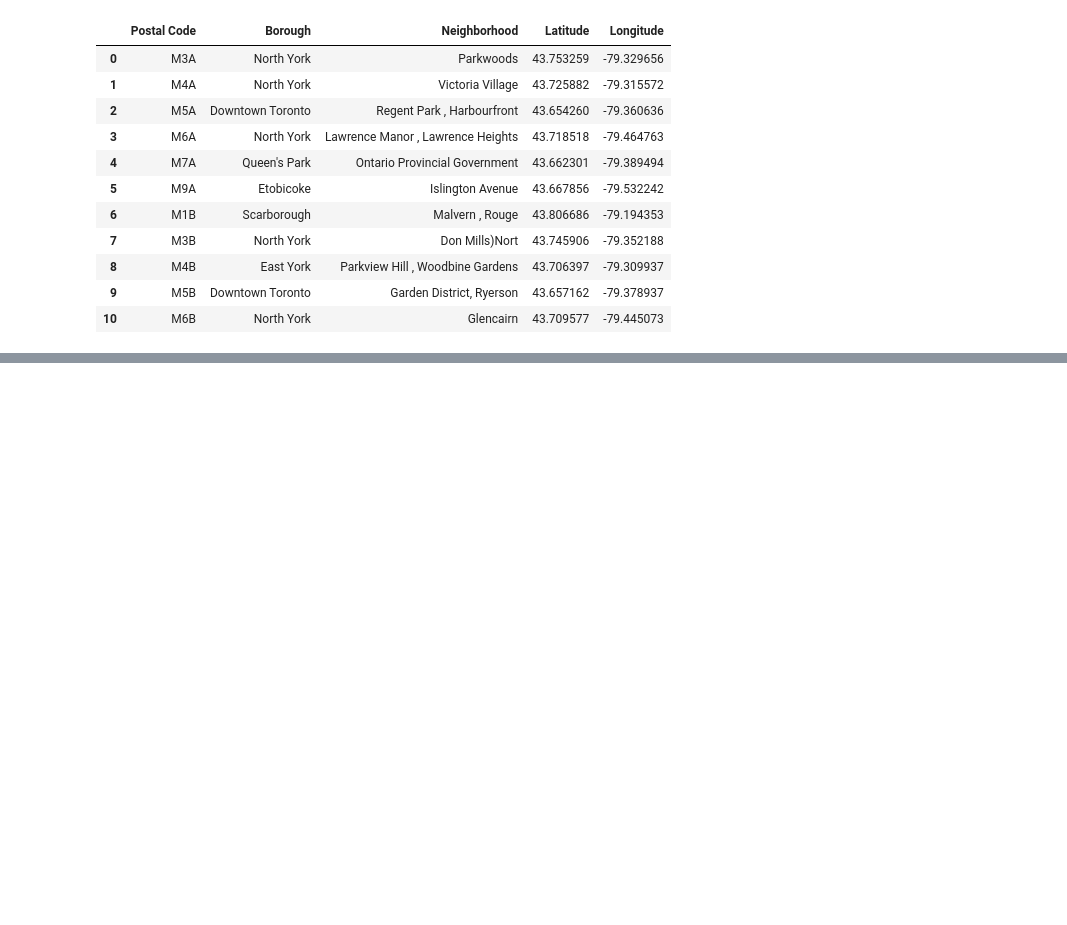
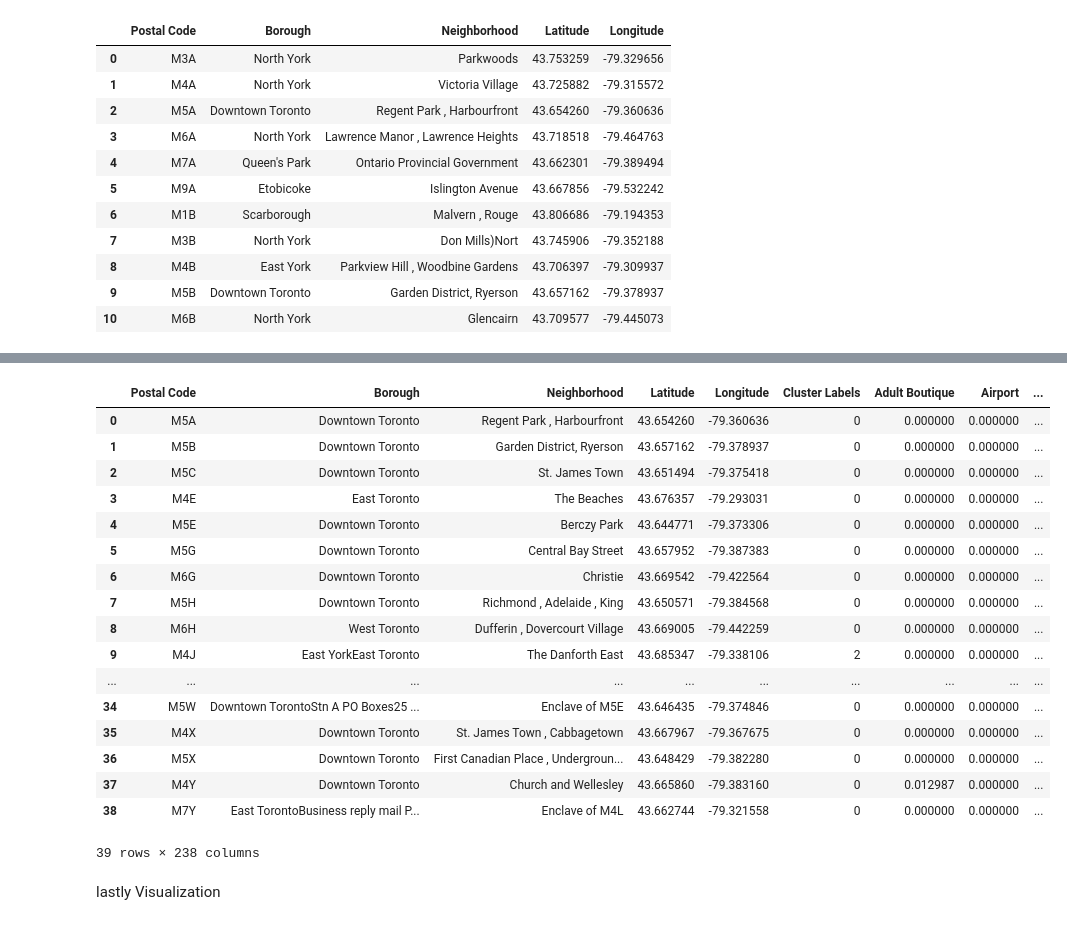
Before and after one commit to samonekutu/my-first-project, a Jupyter notebook: CANADIAN NEIGHBORHOOD PROJECT.ipynb, the cells around one changed output, grey strips where cells are left out. Drawn from its saved outputs; the diff is of its cells as text; code cells hidden in the pictures; blank space fills up the shorter version.

Commit message:
visualized neigborhood cluster grouping

```diff
--- a/CANADIAN NEIGHBORHOOD PROJECT.ipynb
+++ b/CANADIAN NEIGHBORHOOD PROJECT.ipynb
@@ -113,0 +242,12 @@ df_hood_cord.head(11)
+# %%
+# one hot encoding
+toronto_onehot = pd.get_dummies(toronto_venues[['Venue Category']], prefix="", prefix_sep="")
+
+# add neighborhood column back to dataframe
+toronto_onehot['Neighborhood'] = toronto_venues['Neighborhood']
+
+# move neighborhood column to the first column
+fixed_columns = ([toronto_onehot.columns[160]] + list(toronto_onehot.columns[:159]) + list(toronto_onehot.columns[161:]))
+toronto_onehot = toronto_onehot[fixed_columns]
+#print(toronto_onehot.columns)
+#len(fixed_columns)
@@ -113,0 +262,3 @@ df_hood_cord.head(11)
+# %%
+toronto_hood_ratio= toronto_onehot.groupby("Neighborhood").mean().reset_index()
+toronto_hood_ratio.iloc[0,1:].sum()# TOTAL SUM OF RATIO~1
@@ -113,0 +290,11 @@ df_hood_cord.head(11)
+# %%
+# set number of clusters
+kclusters = 5
+
+toronto_hood_clustering = toronto_hood_ratio.drop('Neighborhood', 1)
+
+# run k-means clustering
+kmeans = KMeans(n_clusters=kclusters, random_state=0).fit(toronto_hood_clustering)
+
+# check cluster labels generated for each row in the dataframe
+kmeans.labels_
@@ -113,0 +304,3 @@ df_hood_cord.head(11)
+# %%
+toronto_hood_ratio.insert(0, 'Cluster Labels',kmeans.labels_)
+toronto_hood_ratio.head()
@@ -113,0 +317,25 @@ df_hood_cord.head(11)
+# %%
+toronto_merged=df_toronto
+toronto_merged=toronto_merged.join(toronto_hood_ratio.set_index("Neighborhood"),on= "Neighborhood")
+toronto_merged
+# %% [output]
+|  | Postal Code | Borough | Neighborhood | Latitude | Longitude | Cluster Labels | Adult Boutique | Airport | ... |
+| 0 | M5A | Downtown Toronto | Regent Park , Harbourfront | 43.654260 | -79.360636 | 0 | 0.000000 | 0.000000 | ... |
+| 1 | M5B | Downtown Toronto | Garden District, Ryerson | 43.657162 | -79.378937 | 0 | 0.000000 | 0.000000 | ... |
+| 2 | M5C | Downtown Toronto | St. James Town | 43.651494 | -79.375418 | 0 | 0.000000 | 0.000000 | ... |
+| 3 | M4E | East Toronto | The Beaches | 43.676357 | -79.293031 | 0 | 0.000000 | 0.000000 | ... |
+| 4 | M5E | Downtown Toronto | Berczy Park | 43.644771 | -79.373306 | 0 | 0.000000 | 0.000000 | ... |
+| 5 | M5G | Downtown Toronto | Central Bay Street | 43.657952 | -79.387383 | 0 | 0.000000 | 0.000000 | ... |
+| 6 | M6G | Downtown Toronto | Christie | 43.669542 | -79.422564 | 0 | 0.000000 | 0.000000 | ... |
+| 7 | M5H | Downtown Toronto | Richmond , Adelaide , King | 43.650571 | -79.384568 | 0 | 0.000000 | 0.000000 | ... |
+| 8 | M6H | West Toronto | Dufferin , Dovercourt Village | 43.669005 | -79.442259 | 0 | 0.000000 | 0.000000 | ... |
+| 9 | M4J | East YorkEast Toronto | The Danforth East | 43.685347 | -79.338106 | 2 | 0.000000 | 0.000000 | ... |
+| ... | ... | ... | ... | ... | ... | ... | ... | ... | ... |
+| 34 | M5W | Downtown TorontoStn A PO Boxes25 ... | Enclave of M5E | 43.646435 | -79.374846 | 0 | 0.000000 | 0.000000 | ... |
+| 35 | M4X | Downtown Toronto | St. James Town , Cabbagetown | 43.667967 | -79.367675 | 0 | 0.000000 | 0.000000 | ... |
+| 36 | M5X | Downtown Toronto | First Canadian Place , Undergroun... | 43.648429 | -79.382280 | 0 | 0.000000 | 0.000000 | ... |
+| 37 | M4Y | Downtown Toronto | Church and Wellesley | 43.665860 | -79.383160 | 0 | 0.012987 | 0.000000 | ... |
+| 38 | M7Y | East TorontoBusiness reply mail P... | Enclave of M4L | 43.662744 | -79.321558 | 0 | 0.000000 | 0.000000 | ... |
+39 rows × 238 columns
+# %% [markdown]
+lastly Visualization
```
Also changed, not shown: parts of 29 cells of this notebook.
